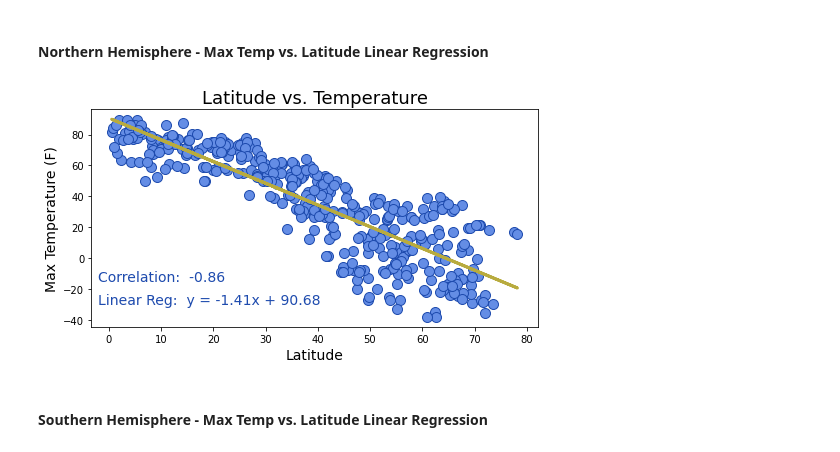
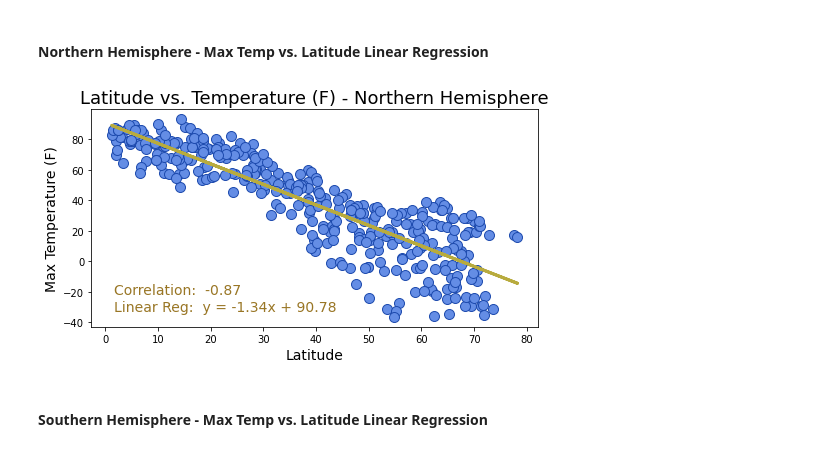
Before and after one commit to beaujeffrey03/python-api-challenge, a Jupyter notebook: WeatherPy/WeatherPy.ipynb, the cells around one changed output. Drawn from its saved outputs; the diff is of its cells as text; code cells hidden in the pictures.

Commit message:
Getting through linear regressions, working on formatting.

```diff
--- a/WeatherPy/WeatherPy.ipynb
+++ b/WeatherPy/WeatherPy.ipynb
@@ -190,10 +174,10 @@ Skip this step if there are no cities that have humidity > 100%.
 #  Get the indices of cities that have humidity over 100%.
 # weather_df.dtypes
 
-# weather_df.loc[weather_df['Humidity'] > 100]
+weather_df = weather_df.loc[weather_df['Humidity'] < 100]
 
 # just in case
-weather_df['Humidity'].sort_values(ascending=False)
+# weather_df = weather_df['Humidity'].sort_values(ascending=False)
 weather_df
 # %% [output]
 |  | City | Country | Lat | Lng | Max Temp | Humidity | Cloudiness | Wind Speed | Date |
@@ -285,21 +269,23 @@ southern_df = weather_df.loc[weather_df['Lat'] < 0]
 # %%
 n_lat_x = northern_df['Lat']
 n_temp_y = northern_df['Max Temp']
 
 n_temp_slope, n_temp_int, n_temp_r, n_temp_p, n_temp_std_err = linregress(n_lat_x, n_temp_y)
 n_temp_regression = n_temp_slope * n_lat_x + n_temp_int
 n_temp_regression_txt = f'y = {str(round(n_temp_slope,2))}x + {str(round(n_temp_int,2))}'
 
 plt.figure(figsize=(8, 4))
 plt.scatter(n_lat_x, n_temp_y, marker='o', facecolors="#648DE5", edgecolors="#1e4bae", s=100)
 plt.plot(n_lat_x, n_temp_regression, color='#B8AB3E', linewidth=3)
-plt.title('Latitude vs. Temperature', fontsize=18)
+plt.title('Latitude vs. Temperature (F) - Northern Hemisphere', fontsize=18)
 plt.xlabel('Latitude', fontsize=14)
 plt.ylabel('Max Temperature (F)', fontsize=14)
-plt.annotate(f'Correlation:  {round(n_temp_r, 2)}', (-2,-15), fontsize=14, color='#1e4bae')
-plt.annotate(f'Linear Reg:  {n_temp_regression_txt}', (-2,-30), fontsize=14, color='#1e4bae')
+plt.annotate(f'Correlation:  {round(n_temp_r, 2)}', xy=(0.05, 0.15), xycoords='axes fraction', \
+             fontsize=14, color='#997625')
+plt.annotate(f'Linear Reg:  {n_temp_regression_txt}', xy=(0.05, 0.07), xycoords='axes fraction', \
+             fontsize=14, color='#997625')
 plt.show()
 # %% [output]
-[figure, old version]
+[figure, new version]
 # %% [markdown]
 ####  Southern Hemisphere - Max Temp vs. Latitude Linear Regression
```
Also changed, not shown: parts of 12 cells of this notebook, 1 other file.
